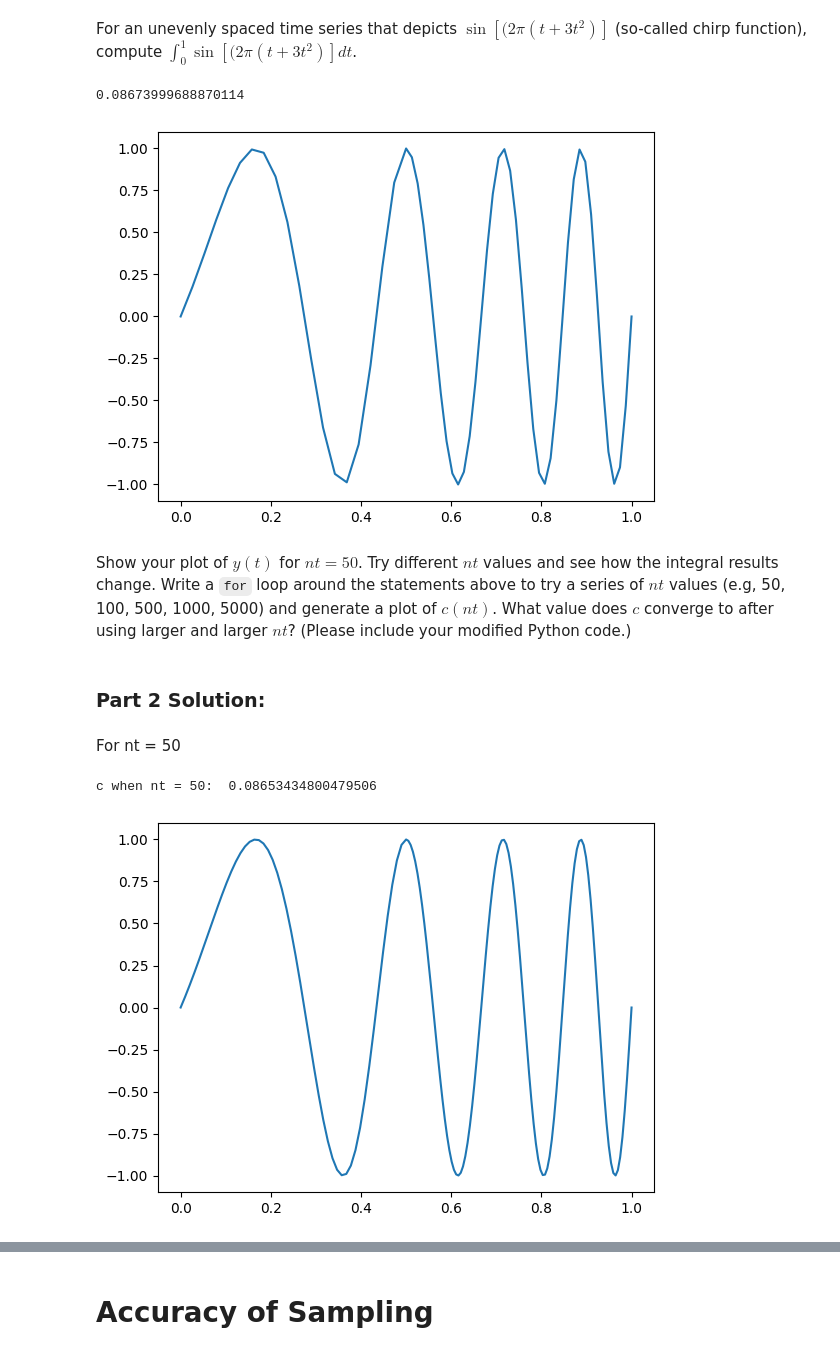
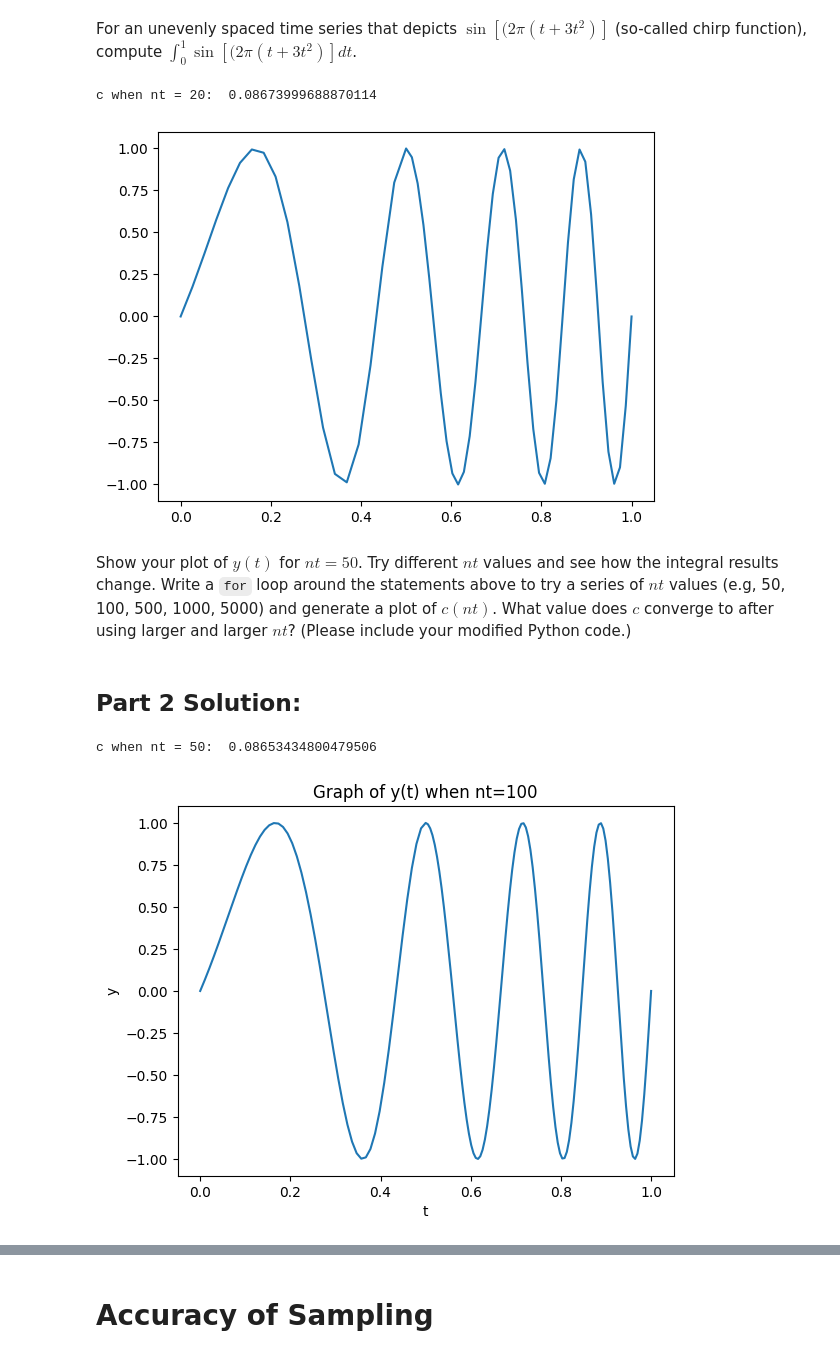
Before and after one commit to AlexZengXi/Times_Series_Analysis, a Jupyter notebook: Lab 0/Zeng_(Alex)Xi_Lab0.ipynb, the cells around one changed output, grey strips where cells are left out. Saved outputs shown, nothing was run; the diff lists cells and outputs as text; code cells hidden in the pictures.

```diff
--- a/Lab 0/Zeng_(Alex)Xi_Lab0.ipynb
+++ b/Lab 0/Zeng_(Alex)Xi_Lab0.ipynb
@@ -191,9 +190,9 @@ plt.plot(t, y)
 # compute sampling interval vector
 dt = t[1:] - t[:-1]
 c = integral(y, dt)
-print(c)
+print("c when nt = 20: ", c)
 # %% [output]
-0.08673999688870114
+c when nt = 20:  0.08673999688870114
 [figure]
 # %% [markdown]
 Show your plot of $y(t)$ for $nt = 50$. Try different $nt$ values and see
@@ -202,27 +201,28 @@ a series of $nt$ values (e.g, 50, 100, 500, 1000, 5000) and generate a plot of $
 What value does $c$ converge to after using larger and larger $nt$? (Please include your
 modified Python code.)
 # %% [markdown]
-### Part 2 Solution:
+## Part 2 Solution:
-# %% [markdown]
-For nt = 50
 # %%
 nt = 50
 # sampling between [0,0.5]
 t1 = np.linspace(0, 0.5, nt)
 # double sampling between [0.5,1]
 t2 = np.linspace(0.5, 1, 2*nt)
 # concatenate time vector
 t = np.concatenate((t1[:-1], t2))
 # compute y values (f=2t)
 y = np.sin(2 * np.pi * (t + 3*t**2))
 plt.plot(t, y)
+plt.title("Graph of y(t) when nt=100")
+plt.xlabel("t")
+plt.ylabel("y")
 # compute sampling interval vector
 dt = t[1:] - t[:-1]
 c = integral(y, dt)
 print("c when nt = 50: ", c)
 # %% [output]
 c when nt = 50:  0.08653434800479506
-[figure, old version]
+[figure, new version]
 # %%
 all_nt = np.arange(50, 5000, 50)
 c = []
```
Also changed, not shown: parts of 16 cells of this notebook, 2 other files.
